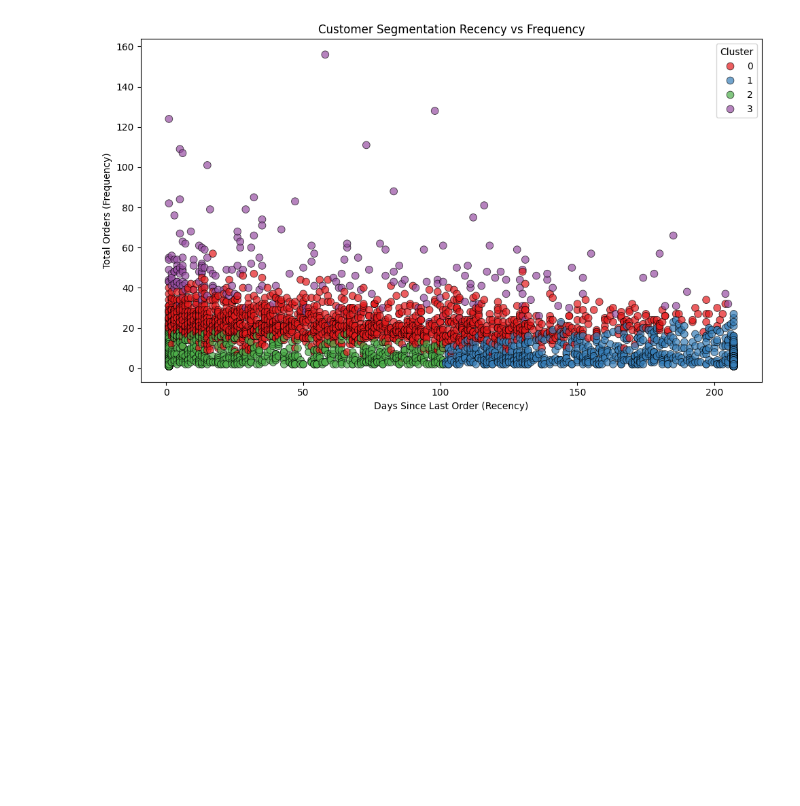
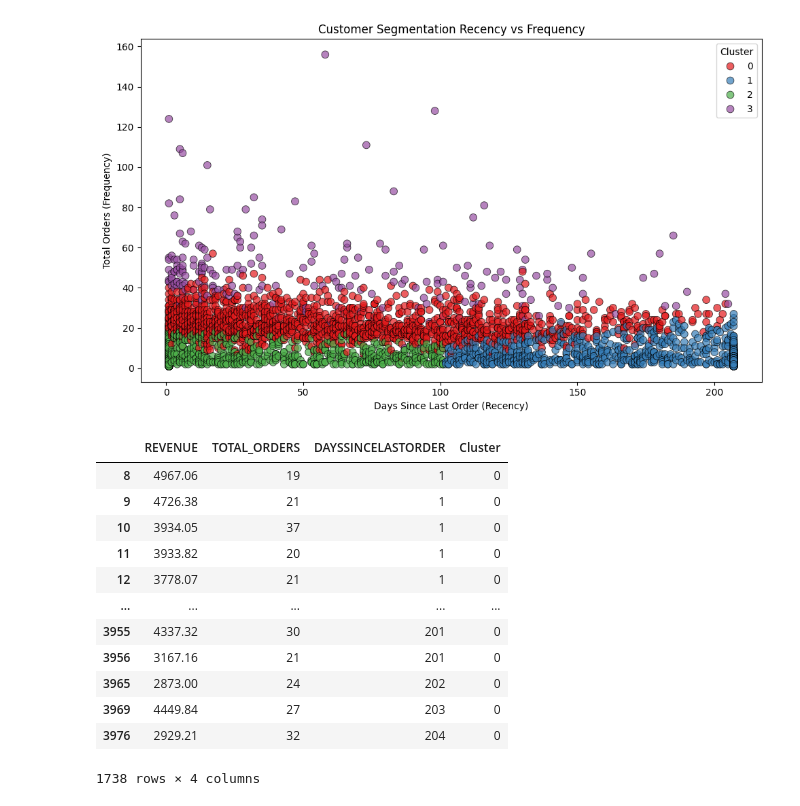
Before and after one commit to 0devesh0/codvo.ai, a Jupyter notebook: notebooks/eda.ipynb, the cells around one changed output. Saved outputs shown, nothing was run; the diff lists cells and outputs as text; code cells hidden in the pictures; blank space fills up the shorter version.

```diff
--- a/notebooks/eda.ipynb
+++ b/notebooks/eda.ipynb
@@ -607,3 +607,20 @@ plt.legend(title='Cluster')
 plt.show()
 # %% [output]
 [figure]
+# %%
+cluster_0 = rfm_df[rfm_df['Cluster'] == 0]
+cluster_0
+# %% [output]
+|  | REVENUE | TOTAL_ORDERS | DAYSSINCELASTORDER | Cluster |
+| 8 | 4967.06 | 19 | 1 | 0 |
+| 9 | 4726.38 | 21 | 1 | 0 |
+| 10 | 3934.05 | 37 | 1 | 0 |
+| 11 | 3933.82 | 20 | 1 | 0 |
+| 12 | 3778.07 | 21 | 1 | 0 |
+| ... | ... | ... | ... | ... |
+| 3955 | 4337.32 | 30 | 201 | 0 |
+| 3956 | 3167.16 | 21 | 201 | 0 |
+| 3965 | 2873.00 | 24 | 202 | 0 |
+| 3969 | 4449.84 | 27 | 203 | 0 |
+| 3976 | 2929.21 | 32 | 204 | 0 |
+1738 rows × 4 columns
```
Also changed, not shown: parts of 3 cells of this notebook.
